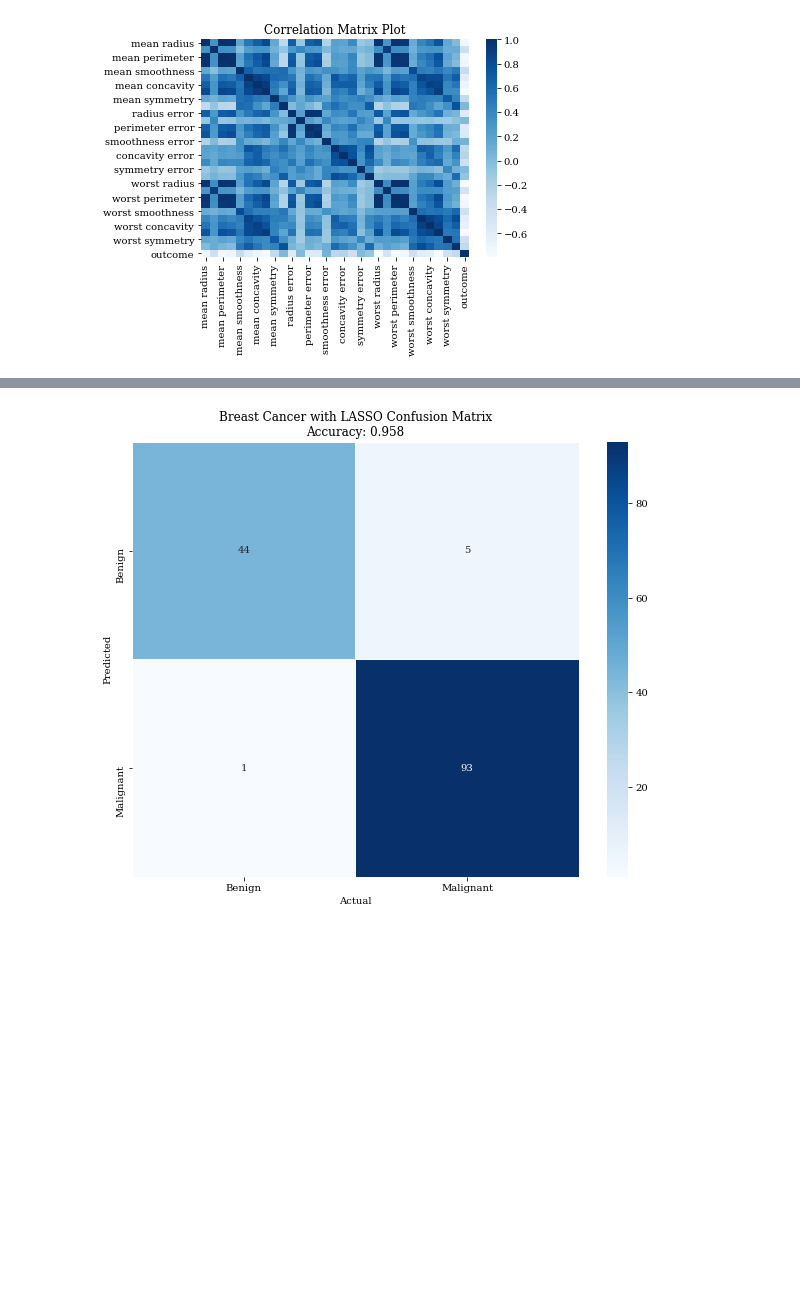
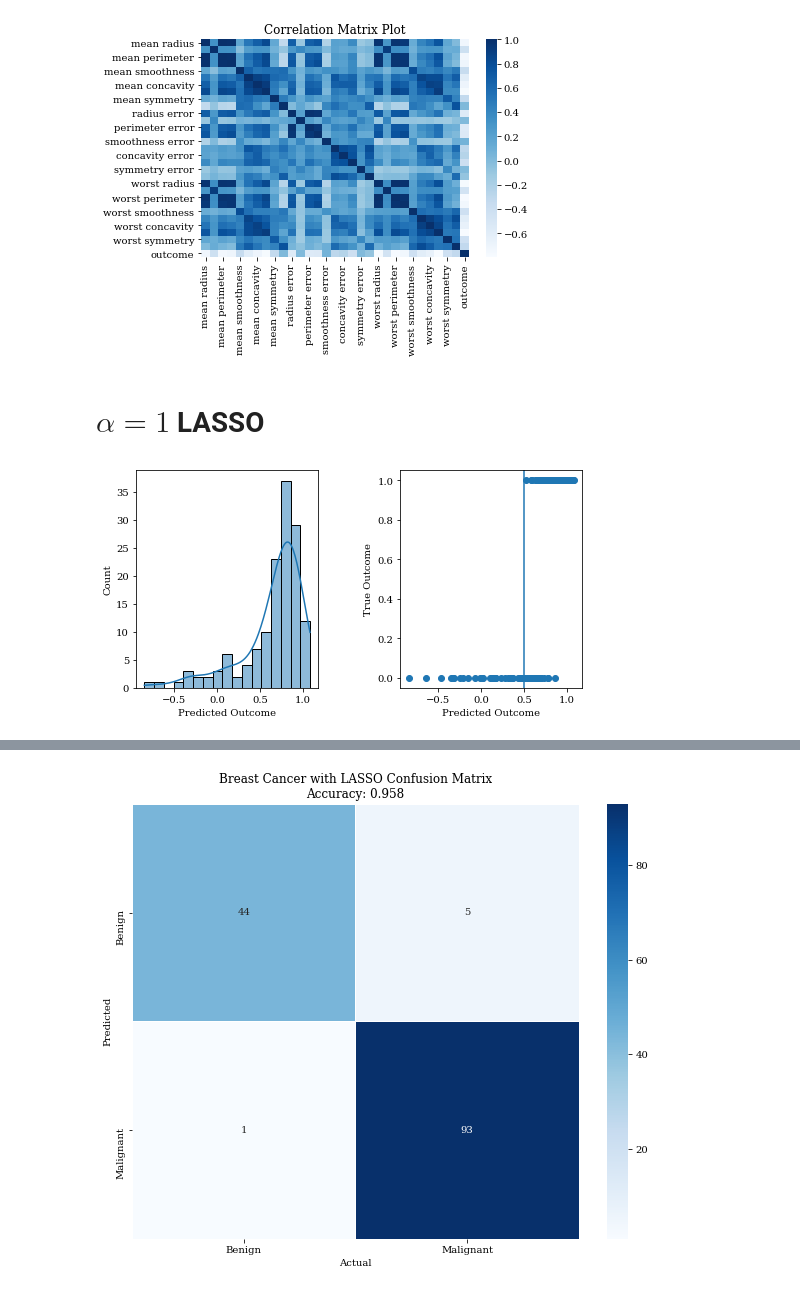
Before and after one commit to HarritonResearchLab/genomics, a Jupyter notebook: src/exploring/first_topics/tk_lasso.ipynb, the cells around one changed output, grey strips where cells are left out. Saved outputs shown, nothing was run; the diff lists cells and outputs as text; code cells hidden in the pictures; blank space fills up the shorter version.

```diff
--- a/src/exploring/first_topics/tk_lasso.ipynb
+++ b/src/exploring/first_topics/tk_lasso.ipynb
@@ -21,12 +22,13 @@ plt.rcParams['font.family']='serif'
 # %%
 cancer = load_breast_cancer()
 
+min_max_scaler = preprocessing.MinMaxScaler()
 X = cancer.data
+#_scaled = pd.DataFrame(min_max_scaler.fit_transform(X))
+
 Y = cancer.target
 
-X_train, X_test, y_train, y_test = train_test_split(X,Y, train_size=0..75)
+X_train, X_test, y_train, y_test = train_test_split(X,Y, train_size=0.75)
 
 cancer_df = pd.DataFrame(cancer.data, columns=cancer.feature_names)
 cancer_df['outcome'] = Y
-
-cancer_df
@@ -84,0 +71,19 @@ plt.hist()
+# %% [markdown]
+# $\alpha=1$ LASSO
+# %%
+regressor = Lasso(alpha=1, fit_intercept=True, max_iter=1000)
+regressor.fit(X_train, y_train)
+predictions = regressor.predict(X_test)
+# %%
+fig, axs = plt.subplots(1, 2, figsize=(8, 4))
+
+sns.histplot(predictions, kde=True, ax=axs[0])
+axs[0].set(xlabel='Predicted Outcome')
+
+axs[1].scatter(predictions, y_test)
+axs[1].set(xlabel='Predicted Outcome', ylabel='True Outcome')
+axs[1].axvline(x=0.5)
+
+fig.subplots_adjust(wspace=0.45)
+# %% [output]
+[figure, added]
```
Also changed, not shown: parts of 9 cells of this notebook, 1 other file.
